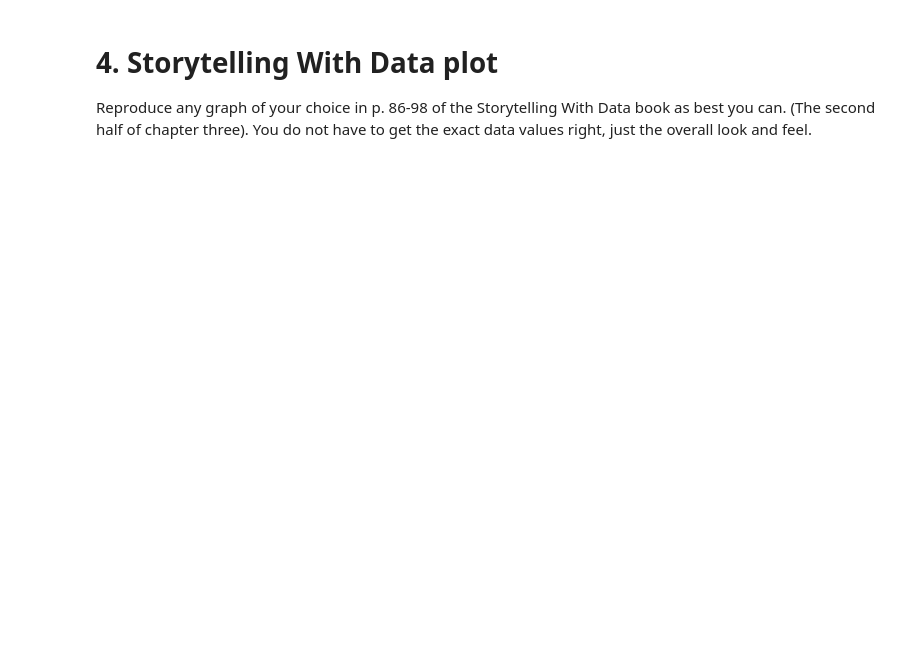
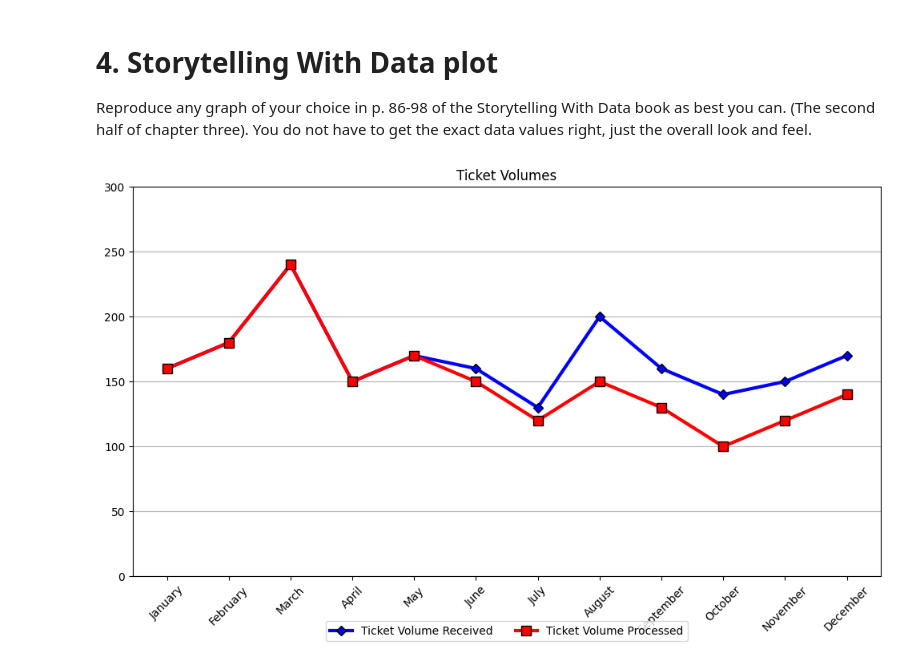
Before and after one commit to alr6qr/2025-spring-B2, a Jupyter notebook: Week6.ipynb, the cells around one changed output. Cells and saved outputs as stored; diff of their text form; code cells hidden in the pictures; blank space fills up the shorter version.

```diff
--- a/Week6.ipynb
+++ b/Week6.ipynb
@@ -219,3 +257,25 @@ plot_high_corr_pairs(UNSW_data, high_corr_pairs_unsw)
 # 4. Storytelling With Data plot
 
 Reproduce any graph of your choice in p. 86-98 of the Storytelling With Data book as best you can.  (The second half of chapter three).  You do not have to get the exact data values right, just the overall look and feel.
+# %%
+months = ["January", "February", "March", "April", "May", "June", "July", "August", "September", "October",
+          "November", "December"]
+red_line = [160, 180, 240, 150, 170, 150, 120, 150, 130, 100, 120, 140]
+blue_line = [160, 180, 240, 150, 170, 160, 130, 200, 160, 140, 150, 170]
+
+plt.figure(figsize=(10, 6))
+plt.plot(months, blue_line, label="Ticket Volume Received", color='blue', marker='D', markersize=6,
+         markeredgecolor='black', linestyle='-', linewidth=3)
+plt.plot(months, red_line, label="Ticket Volume Processed", color='red', marker='s', markersize=8,
+         markeredgecolor='black', linestyle='-', linewidth=3)
+
+plt.ylim(0, 300)
+plt.yticks(range(0, 301, 50))
+plt.grid(axis='y')
+plt.xticks(rotation=45)
+plt.legend(loc='upper center', bbox_to_anchor=(0.5, -0.1), ncol=2)
+plt.tight_layout()
+plt.title('Ticket Volumes')
+plt.show()
+# %% [output]
+[figure, added]
```
Also changed, not shown: parts of 3 cells of this notebook.
